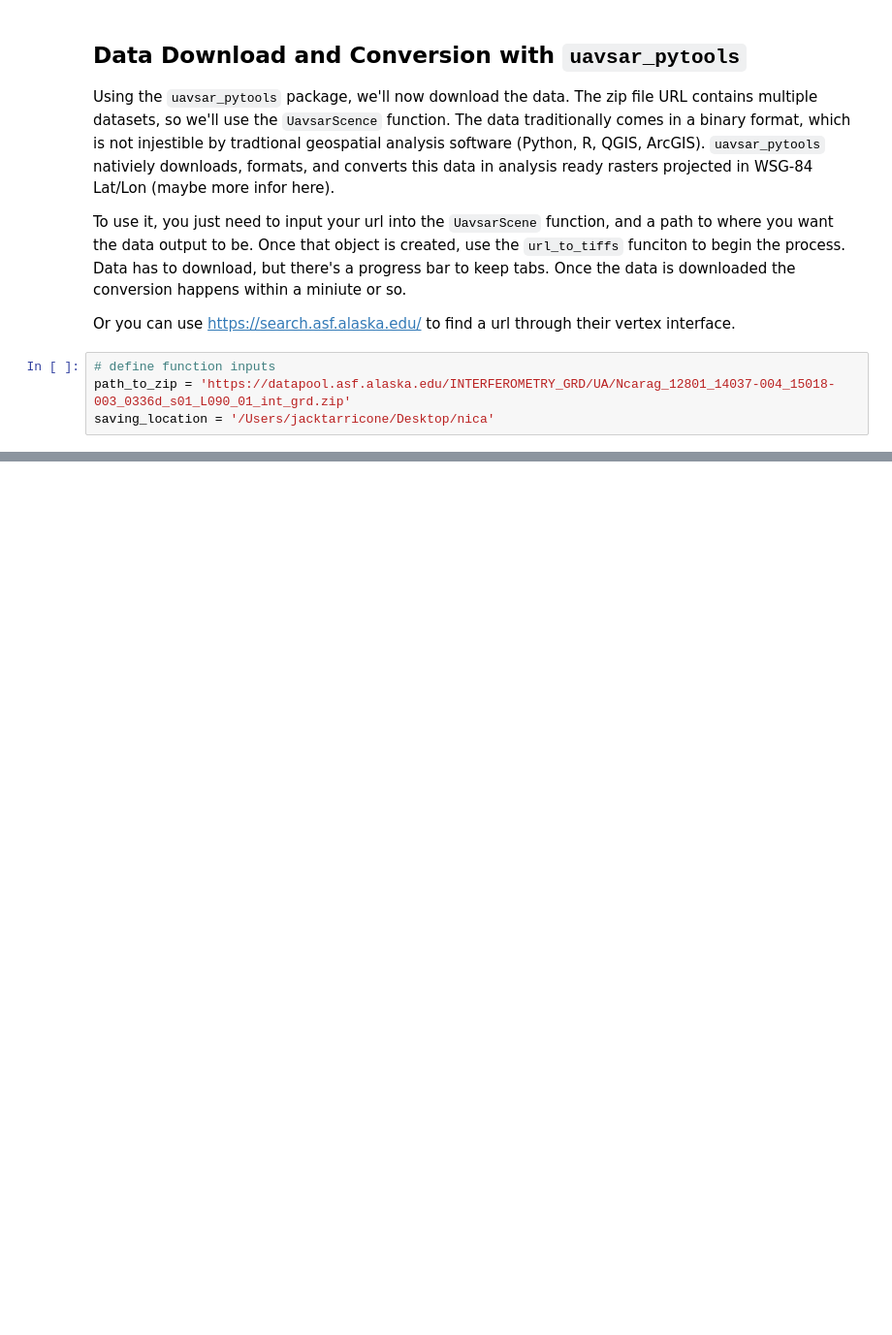
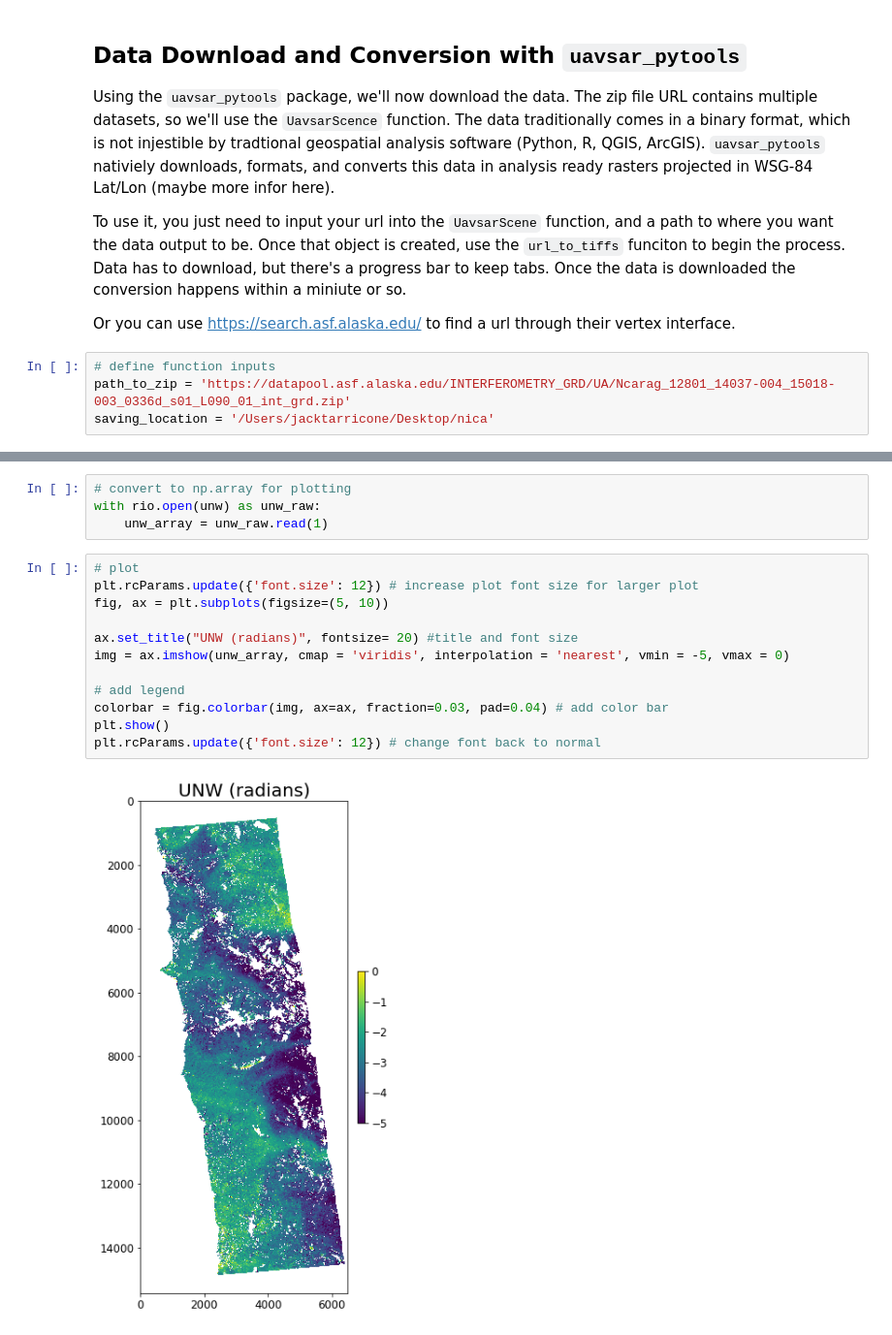
Before and after one commit to snowex-hackweek/website-2022, a Jupyter notebook: book/tutorials/sar/uavsar_2022.ipynb, the cells around one changed output, grey strips where cells are left out. Shown: that part at 97% size. Cells and saved outputs as stored; diff of their text form; blank space fills up the shorter version.

```diff
--- a/book/tutorials/sar/uavsar_2022.ipynb
+++ b/book/tutorials/sar/uavsar_2022.ipynb
@@ -134,0 +119,18 @@ with rio.open(geolocated_data[0]) as src:
+# %%
+# convert to np.array for plotting
+with rio.open(unw) as unw_raw:
+    unw_array = unw_raw.read(1)
+# %%
+# plot
+plt.rcParams.update({'font.size': 12}) # increase plot font size for larger plot
+fig, ax = plt.subplots(figsize=(5, 10))
+
+ax.set_title("UNW (radians)", fontsize= 20) #title and font size
+img = ax.imshow(unw_array, cmap = 'viridis', interpolation = 'nearest', vmin = -5, vmax = 0)
+
+# add legend
+colorbar = fig.colorbar(img, ax=ax, fraction=0.03, pad=0.04) # add color bar
+plt.show()
+plt.rcParams.update({'font.size': 12}) # change font back to normal
+# %% [output]
+[figure, added]
```
Also changed, not shown: parts of 11 cells of this notebook.
